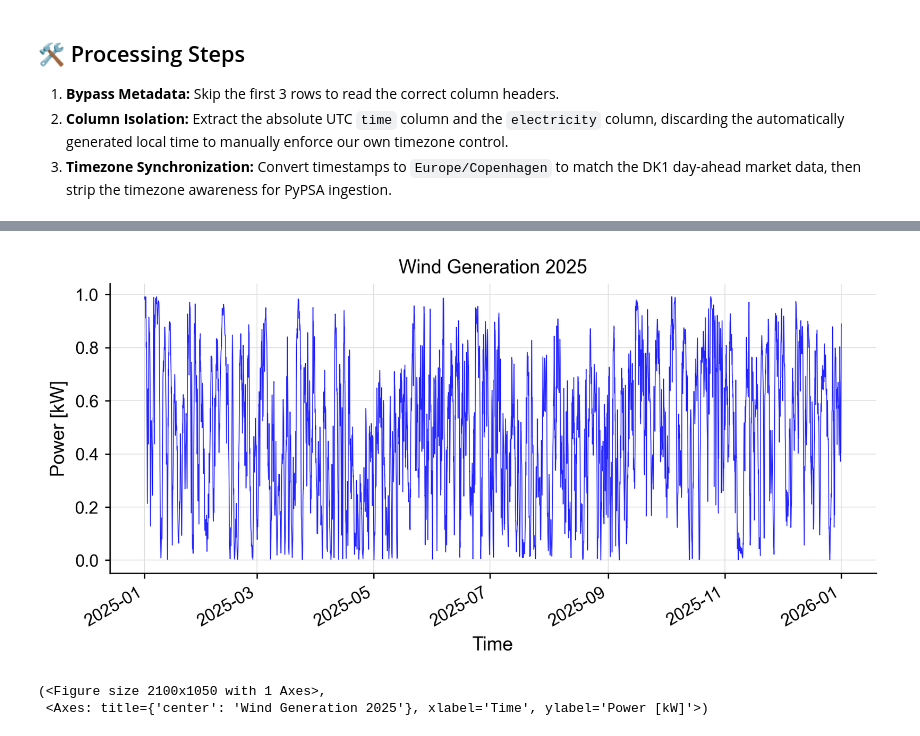
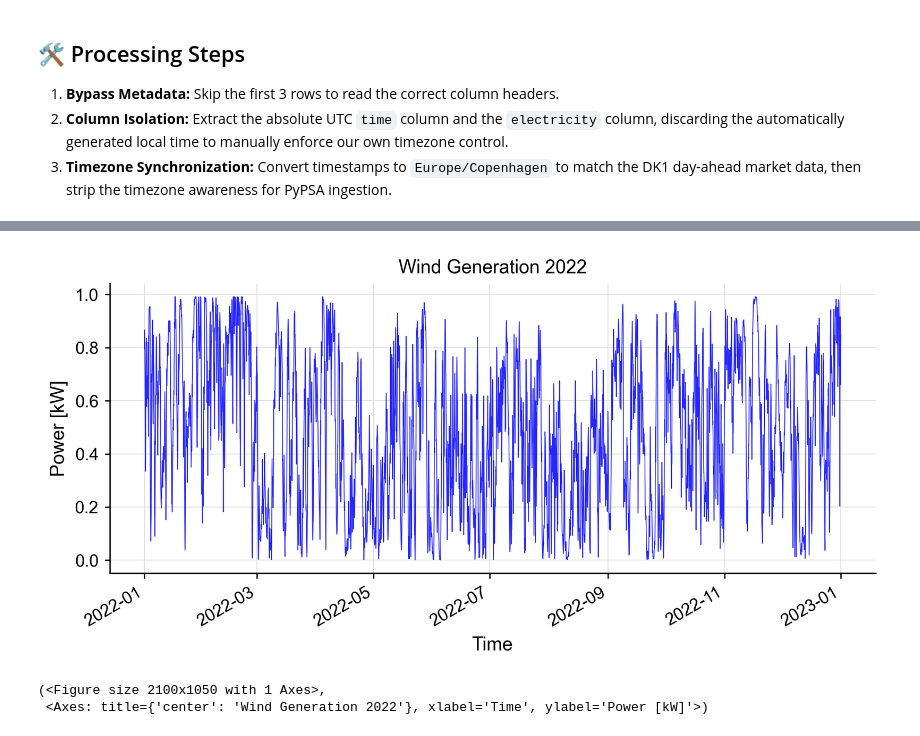
Before and after one commit to mdmis24/PyPSA-Energy-Systems-Modeling, a Jupyter notebook: 00-Data-Preparation/00_data_cleaning.ipynb, the cells around one changed output, grey strips where cells are left out. Saved outputs shown, nothing was run; the diff lists cells and outputs as text; code cells hidden in the pictures.

```diff
--- a/00-Data-Preparation/00_data_cleaning.ipynb
+++ b/00-Data-Preparation/00_data_cleaning.ipynb
@@ -178,8 +178,8 @@ Similar to the solar PV data, the raw CSV contains system metadata and uses a UT
 3. **Timezone Synchronization:** Convert timestamps to `Europe/Copenhagen` to match the DK1 day-ahead market data, then strip the timezone awareness for PyPSA ingestion.
 # %%
 # 1. Define paths
-raw_wind_file = '../data/raw/wind_2025.csv'
-processed_wind_file = '../data/processed/wind_2025_hourly.csv'
+raw_wind_file = '../data/raw/2022/wind_2022.csv'
+processed_wind_file = '../data/processed/2022/wind_2022_hourly.csv'
 
 # 2. Load the data
 # Skipping the 3 metadata rows shown in the raw file
@@ -219,23 +219,23 @@ time
 # %%
 import sys
 from pathlib import Path
 
 for candidate in [Path.cwd() / 'utils', Path.cwd().parent / 'utils']:
     if candidate.exists():
         sys.path.append(str(candidate))
         break
 
 from viz_utils import plot_timeseries
 
 # Plot the processed wind generation data
 plot_timeseries(
     df_wind,
     column='wind_generation_kw',
-    title='Wind Generation 2025',
+    title='Wind Generation 2022',
     ylabel='Power [kW]',
     color='blue',
 )
 # %% [output]
-[figure, old version]
+[figure, new version]
 (<Figure size 2100x1050 with 1 Axes>,
- <Axes: title={'center': 'Wind Generation 2025'}, xlabel='Time', ylabel='Power [kW]'>)
+ <Axes: title={'center': 'Wind Generation 2022'}, xlabel='Time', ylabel='Power [kW]'>)
```
Also changed, not shown: parts of 5 cells of this notebook, 31 other files.
